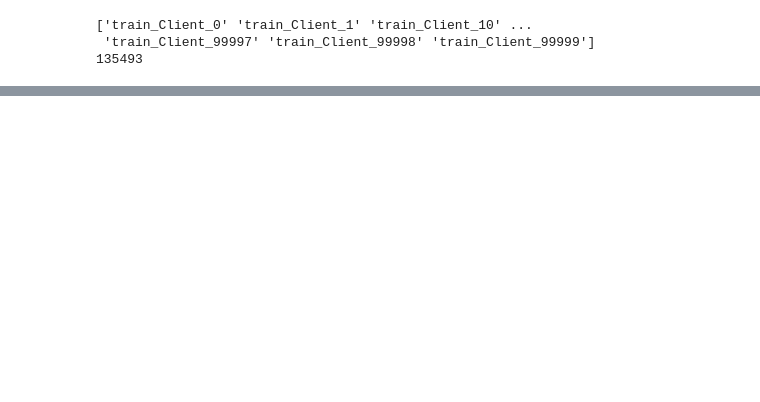
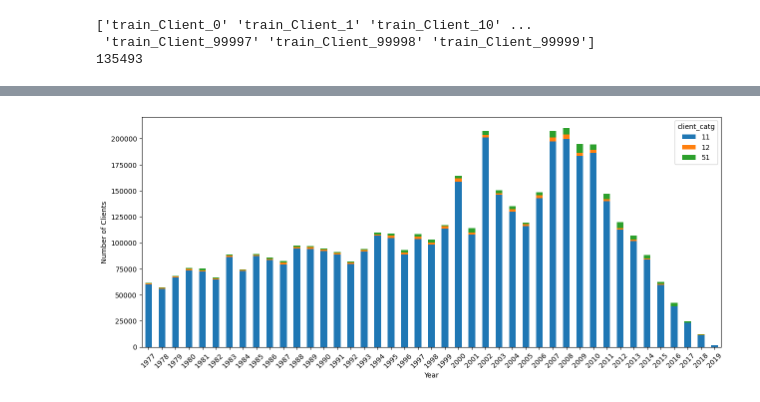
Before and after one commit to tomduese/ds-fraud-detection, a Jupyter notebook: fraud_detection.ipynb, the cells around one changed output, grey strips where cells are left out. Cells and saved outputs as stored; diff of their text form; code cells hidden in the pictures; blank space fills up the shorter version.

```diff
--- a/fraud_detection.ipynb
+++ b/fraud_detection.ipynb
@@ -303,0 +408,22 @@ Error:
+# %%
+# Assuming your DataFrame is named 'df'
+# Extract the year from the creation_date column
+merged_df_train['year'] = pd.DatetimeIndex(merged_df_train['creation_date']).year
+
+# Create a pivot table to count the number of clients in each category for each year
+pivot_table = pd.pivot_table(data=merged_df_train, values='client_id', index='year', columns='client_catg', aggfunc='count')
+
+# Plot the pivot table as a stacked bar chart
+ax = pivot_table.plot(kind='bar', stacked=True, figsize=(15, 6))
+
+# Set the x-axis label to 'Year' and rotate the tick labels at a 45-degree angle
+ax.set_xlabel('Year')
+plt.xticks(rotation=45)
+
+# Set the y-axis label to 'Number of Clients'
+ax.set_ylabel('Number of Clients')
+
+# Show the plot
+plt.show()
+# %% [output]
+[figure, added]
```
Also changed, not shown: parts of 17 cells of this notebook.
